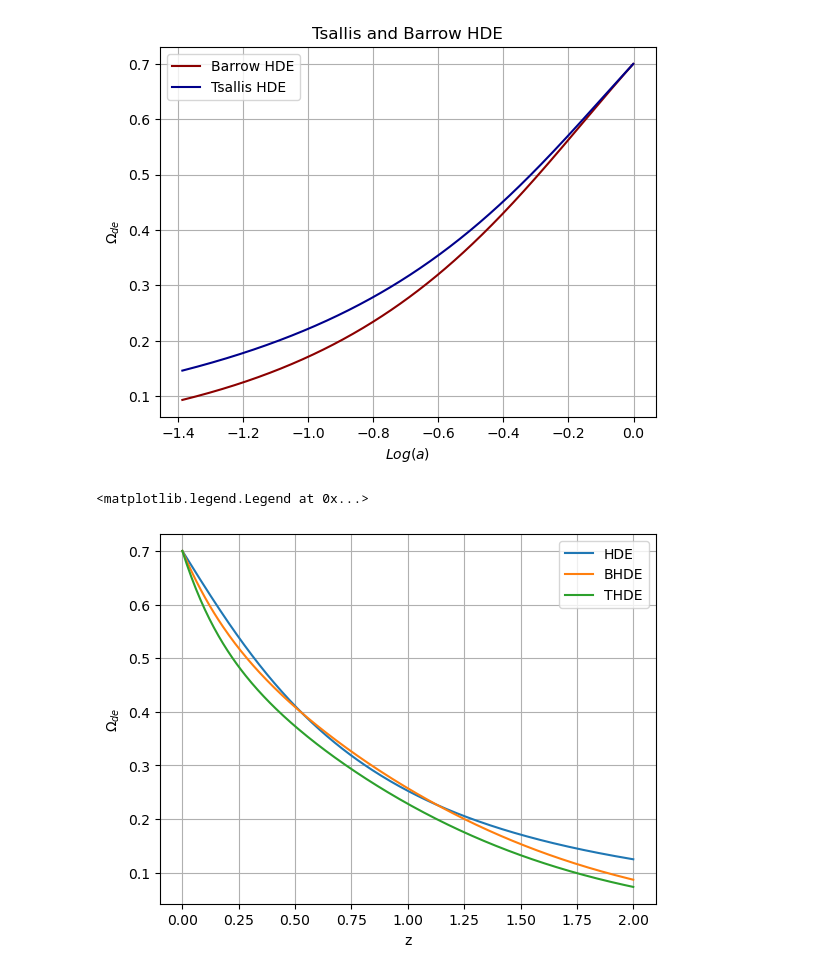
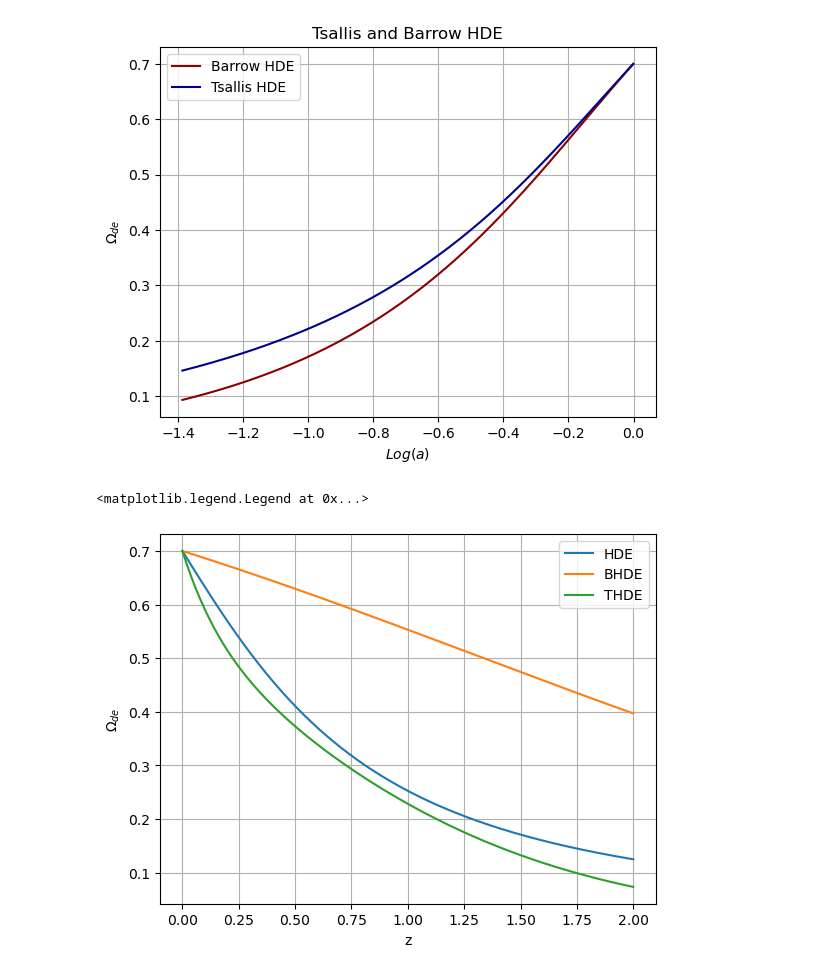
Before and after one commit to xlxnsxzpxtx/HolographicDE, a Jupyter notebook: Notebooks/holographics_models.ipynb, the cells around one changed output. Cells and saved outputs as stored; diff of their text form; code cells hidden in the pictures.

```diff
--- a/holographics_models.ipynb
+++ b/Notebooks/holographics_models.ipynb
@@ -515,35 +488,35 @@ def modelz_hde_n(y,z,c_value = 0.75):
     dydz = -(y*(1-y)/(1+z))*((2*(np.sqrt(y)))/c_value + 1)
     return dydz
 
-def barrow_model_n(Omega,x,b_value = 1.35,c_value = c_v):
+def barrow_model_n(Omega,x,b_value = 0,c_value = c_v):
     Q = (2-Omega)*((c_value**2)**(1./(b_value-2)))*((70*np.sqrt(Om))**(b_value/(2 - b_value)))
     dOmega = Omega*(1-Omega)*(b_value + 1 + Q*((1-Omega)**(b_value/2*(b_value -2)))*(Omega**(1./(2-b_value)))*np.exp((3*b_value/(2-b_value))*x))
     return dOmega
 
 z_in = 2
 z_vall = np.linspace(0,z_in,300)
 x_vall = np.linspace(0,np.log(1./(1+z_in)),300)
 Ode0 = 0.7
 sol_hde = odeint(modelz_hde_n,Ode0,z_vall)
 sol_hde_re = sol_hde.reshape(-1)
 
 sol_ts = odeint(tsallis_model_n,Ode0,x_vall)
 sol_ts_re = sol_ts.reshape(-1)
 
 sol_ba = odeint(barrow_model_n,Ode0,x_vall)
 sol_ba_re = sol_ba.reshape(-1)
 
 
 plt.plot(z_vall,sol_hde_re,label='HDE')
 plt.plot(z_vall,sol_ba_re,label='BHDE')
 plt.plot(z_vall,sol_ts_re,label='THDE')
 plt.xlabel('z')
 plt.ylabel('$\Omega_{de}$')
 plt.grid()
 plt.legend()
 # %% [output]
 <matplotlib.legend.Legend at 0x...>
-[figure, old version]
+[figure, new version]
 # %%
 def RHSquared_x(z, sol_ode):
     return H0 * np.sqrt((Om*((1+z)**3))/(1 - sol_ode))
```
Also changed, not shown: parts of 6 cells of this notebook, 4 other files.
